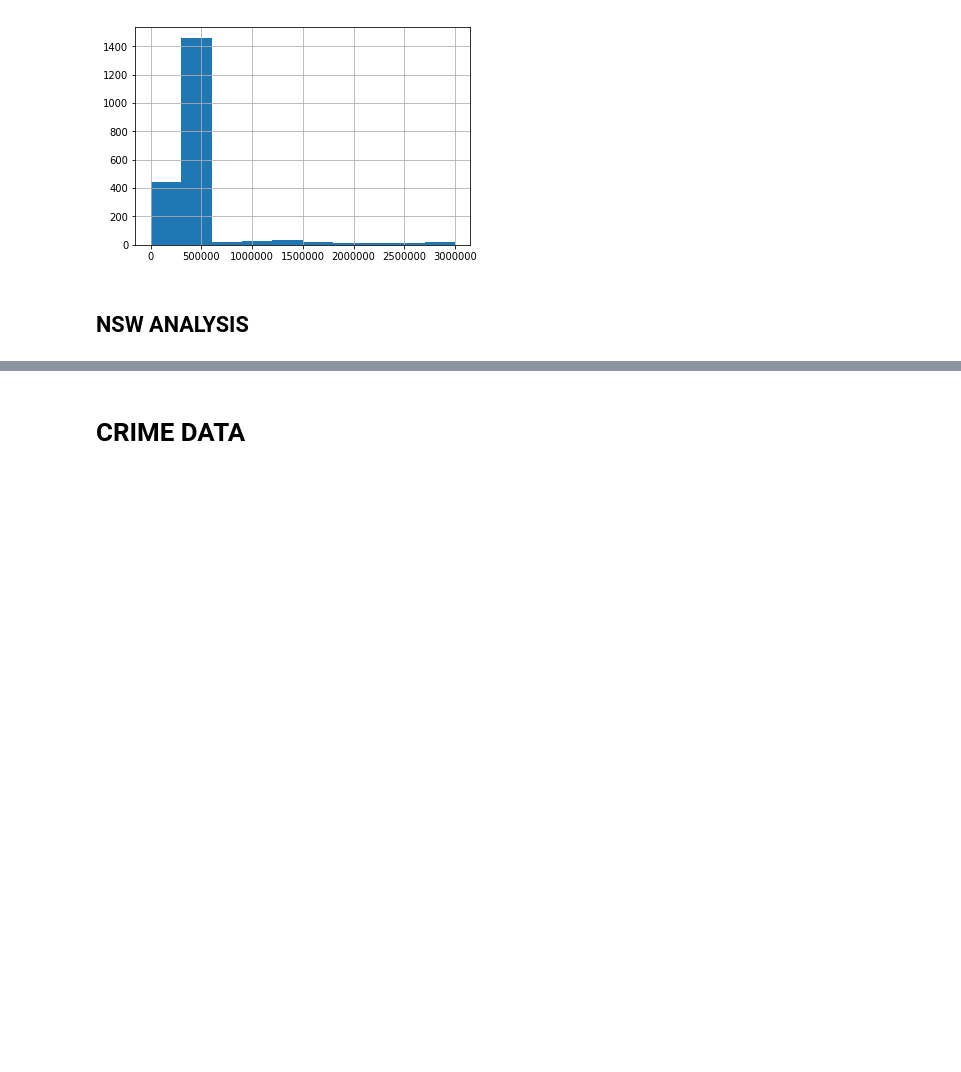
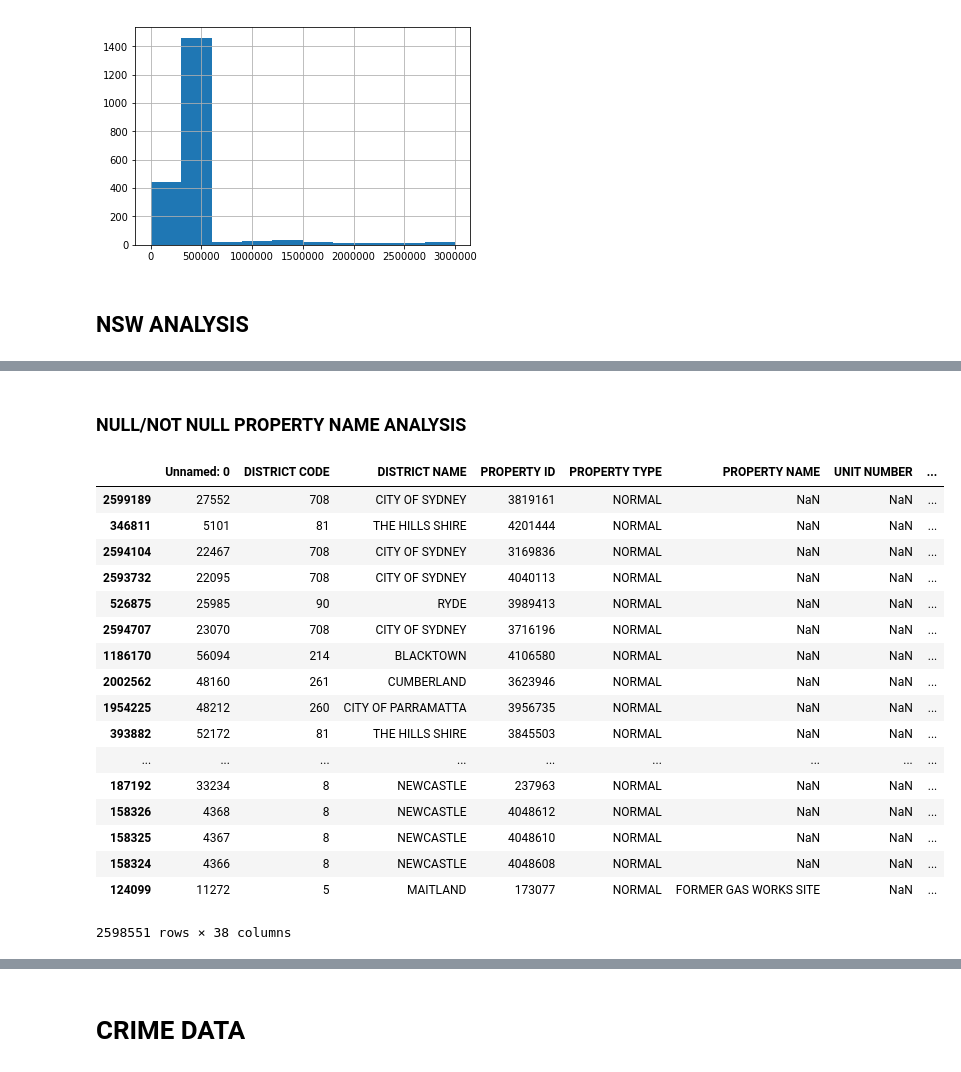
Before and after one commit to elijahjorell/open-data-project, a Jupyter notebook: open_data_project.ipynb, the cells around one changed output, grey strips where cells are left out. Saved outputs shown, nothing was run; the diff lists cells and outputs as text; code cells hidden in the pictures; blank space fills up the shorter version.

```diff
--- a/open_data_project.ipynb
+++ b/open_data_project.ipynb
@@ -202,0 +227,35 @@ sorted(land_value_df_2017["PROPERTY NAME"][~land_value_df_2017["PROPERTY NAME"].
+# %% [markdown]
+### NULL/NOT NULL PROPERTY NAME ANALYSIS
+# %%
+# investigating property name column
+
+# sorted(land_value_df_2019["PROPERTY NAME"][~land_value_df_2019["PROPERTY NAME"].isnull()].unique())
+
+# max_null = land_value_df_2019["LAND VALUE 1"][land_value_df_2019["PROPERTY NAME"].isnull()].max()
+# land_value_df_2019[:][land_value_df_2019["LAND VALUE 1"] == max_null]
+
+null_land_value_list = sorted(land_value_df_2019["LAND VALUE 1"][land_value_df_2019["PROPERTY NAME"].isnull()])
+land_value_df_2019[:][land_value_df_2019["LAND VALUE 1"].isin(null_land_value_list)].sort_values(by=["LAND VALUE 1"], ascending=False)
+
+# land_value_df_2019["LAND VALUE 1"][~land_value_df_2019["PROPERTY NAME"].isnull()].hist()
+
+# land_value_df_2019[:][land_value_df_2019["PROPERTY NAME"].isnull() & (land_value_df_2019["LAND VALUE 1"] < 100)].sort_values(by="LAND VALUE 1", ascending=False)
+# %% [output]
+|  | Unnamed: 0 | DISTRICT CODE | DISTRICT NAME | PROPERTY ID | PROPERTY TYPE | PROPERTY NAME | UNIT NUMBER | ... |
+| 2599189 | 27552 | 708 | CITY OF SYDNEY | 3819161 | NORMAL | NaN | NaN | ... |
+| 346811 | 5101 | 81 | THE HILLS SHIRE | 4201444 | NORMAL | NaN | NaN | ... |
+| 2594104 | 22467 | 708 | CITY OF SYDNEY | 3169836 | NORMAL | NaN | NaN | ... |
+| 2593732 | 22095 | 708 | CITY OF SYDNEY | 4040113 | NORMAL | NaN | NaN | ... |
+| 526875 | 25985 | 90 | RYDE | 3989413 | NORMAL | NaN | NaN | ... |
+| 2594707 | 23070 | 708 | CITY OF SYDNEY | 3716196 | NORMAL | NaN | NaN | ... |
+| 1186170 | 56094 | 214 | BLACKTOWN | 4106580 | NORMAL | NaN | NaN | ... |
+| 2002562 | 48160 | 261 | CUMBERLAND | 3623946 | NORMAL | NaN | NaN | ... |
+| 1954225 | 48212 | 260 | CITY OF PARRAMATTA | 3956735 | NORMAL | NaN | NaN | ... |
+| 393882 | 52172 | 81 | THE HILLS SHIRE | 3845503 | NORMAL | NaN | NaN | ... |
+| ... | ... | ... | ... | ... | ... | ... | ... | ... |
+| 187192 | 33234 | 8 | NEWCASTLE | 237963 | NORMAL | NaN | NaN | ... |
+| 158326 | 4368 | 8 | NEWCASTLE | 4048612 | NORMAL | NaN | NaN | ... |
+| 158325 | 4367 | 8 | NEWCASTLE | 4048610 | NORMAL | NaN | NaN | ... |
+| 158324 | 4366 | 8 | NEWCASTLE | 4048608 | NORMAL | NaN | NaN | ... |
+| 124099 | 11272 | 5 | MAITLAND | 173077 | NORMAL | FORMER GAS WORKS SITE | NaN | ... |
+2598551 rows × 38 columns
```
Also changed, not shown: parts of 7 cells of this notebook.
